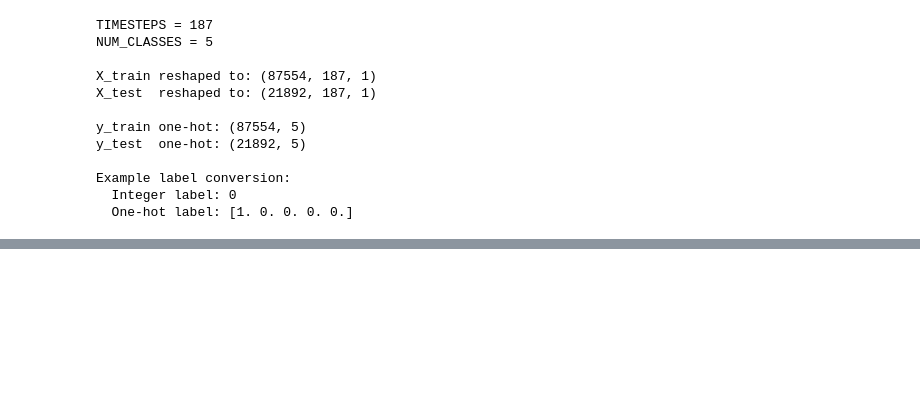
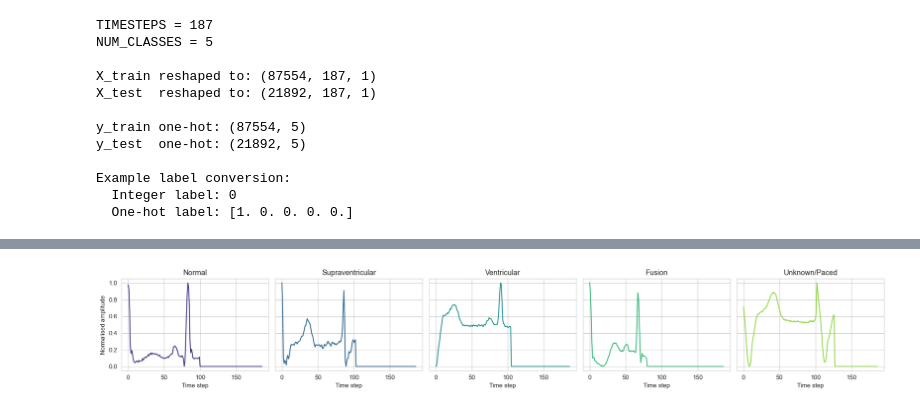
Before and after one commit to Arush70/ECG-Heartbeat-Classification, a Jupyter notebook: Training-ANN.ipynb, the cells around one changed output, grey strips where cells are left out. Drawn from its saved outputs; the diff is of its cells as text; code cells hidden in the pictures; blank space fills up the shorter version.

```diff
--- a/Training-ANN.ipynb
+++ b/Training-ANN.ipynb
@@ -268,0 +307,19 @@ Example label conversion:
+# %%
+# Stage 4b: Plot one representative beat from each class
+
+fig, axes = plt.subplots(1, 5, figsize=(18, 3), sharey=True)
+
+for c in range(5):
+    # find the first sample belonging to class c
+    idx = np.where(y_train == c)[0][0]
+    # X_train is (N, 187, 1) now, so .squeeze() drops the trailing 1 for plotting
+    axes[c].plot(X_train[idx].squeeze(), color=sns.color_palette('viridis', 5)[c])
+    axes[c].set_title(class_names[c])
+    axes[c].set_xlabel('Time step')
+
+axes[0].set_ylabel('Normalised amplitude')
+plt.tight_layout()
+plt.savefig('fig_sample_beats.png', bbox_inches='tight', dpi=150)
+plt.show()
+# %% [output]
+[figure, added]
```
Also changed, not shown: parts of 3 cells of this notebook, 2 other files.
